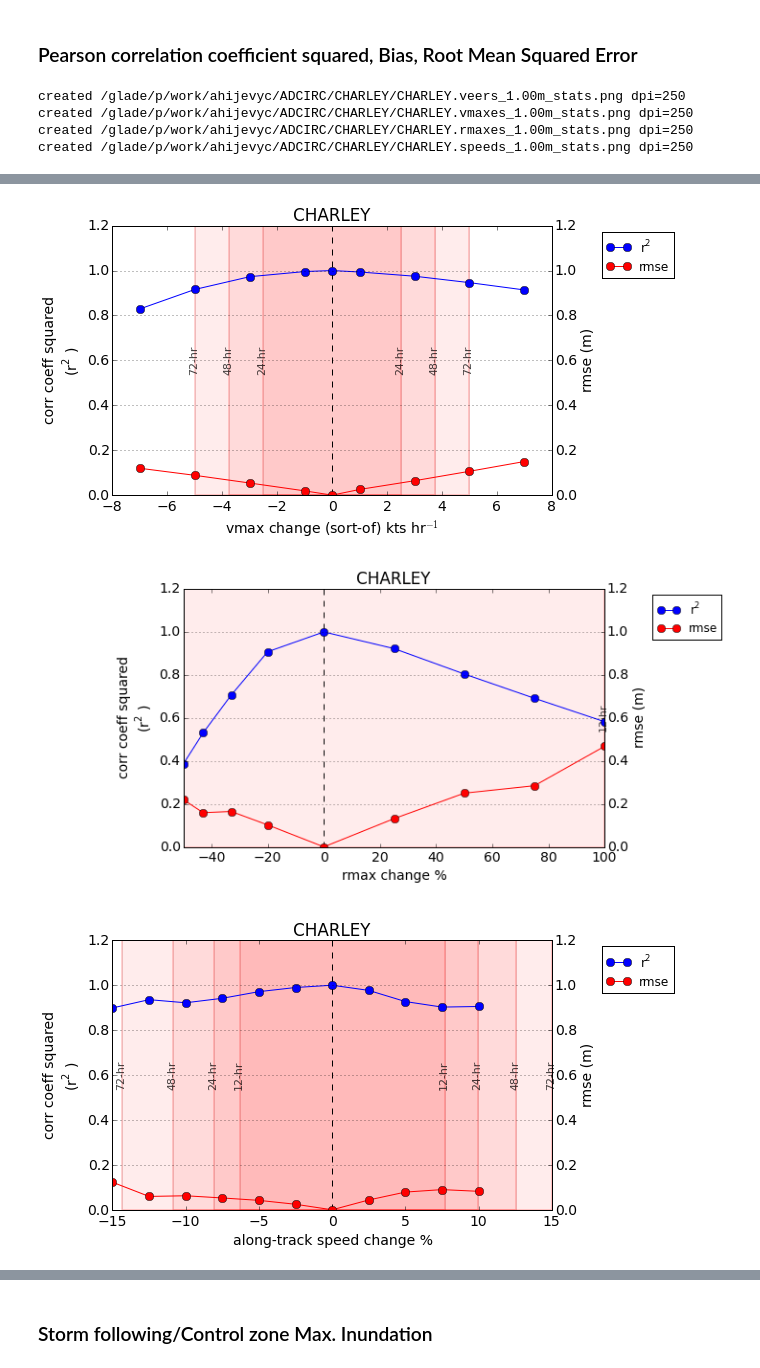
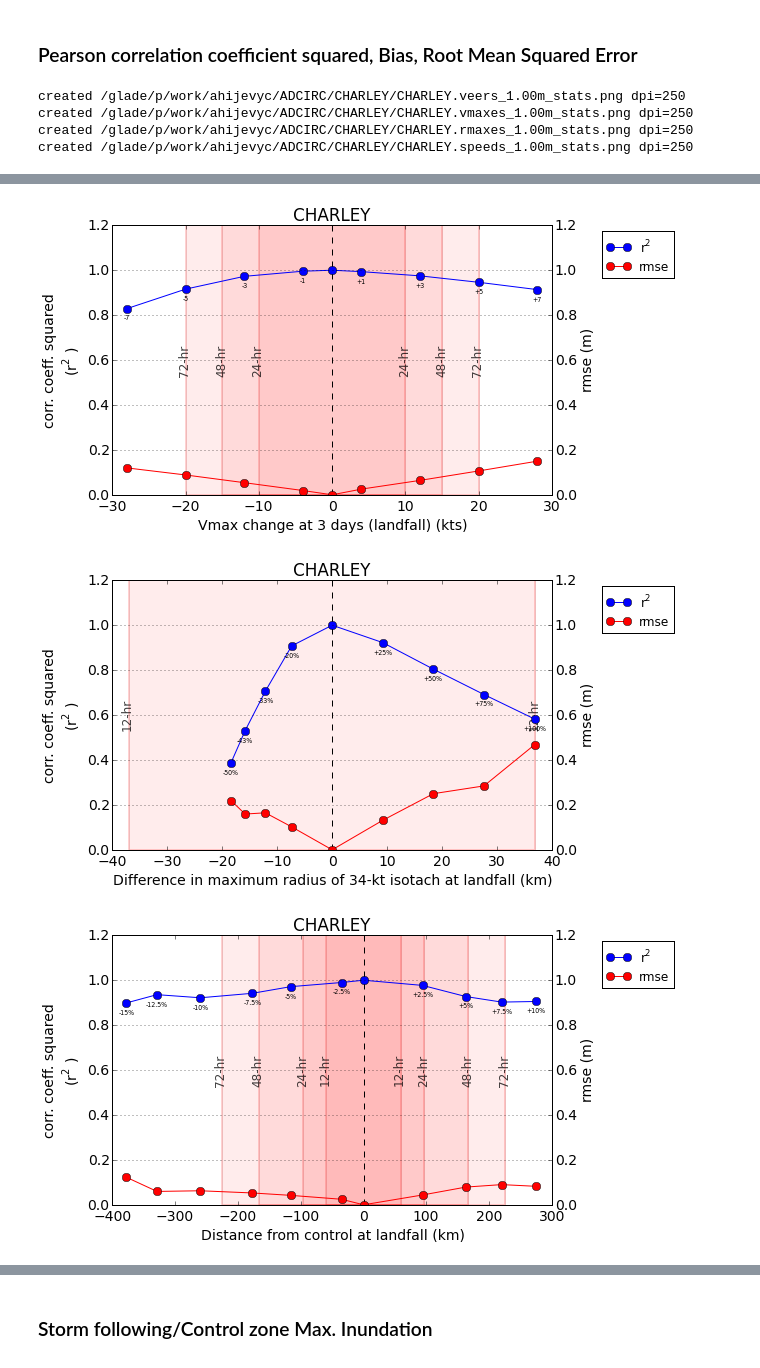
Before and after one commit to ahijevyc/ADCIRC, a Jupyter notebook: CHARLEY.ipynb, the cells around one changed output, grey strips where cells are left out. Saved outputs shown, nothing was run; the diff lists cells and outputs as text; code cells hidden in the pictures.

```diff
--- a/CHARLEY.ipynb
+++ b/CHARLEY.ipynb
@@ -585,7 +640,8 @@ for perturbation in [veers, vmaxes, rmaxes, speeds]:
         maxele = []
         for i, v in enumerate(perturbation):
             maxele.append(np.percentile(perturbation.maxele[i][ibox],p))
-        line = ax[0].plot(perturbation.values,maxele,marker='o',label='%.1f'%p)
+        # Used to plot perturbation.values on x-axis. Changed Feb 28, 2017.
+        line = ax[0].plot(perturbation.xticks,maxele,marker='o',label='%.1f'%p)
 
     imaxs = []
     for i, v in enumerate(perturbation):
@@ -618,6 +674,10 @@ created /glade/p/work/ahijevyc/ADCIRC/CHARLEY/CHARLEY.speeds_maxele.png dpi=250
 # %% [markdown]
 <a href="https://drive.google.com/open?id=1n58sZmEkW0J1YR9DRvasOQwQpp2Ojwvm0fI3VBQTk_k">Google Doc about length scale</a>
 # %%
+def annotate_pts(perturbation, line):
+    for label, xypoints in zip(perturbation.valuelabels, line.get_xydata()):
+        plt.annotate(label, xy=xypoints, textcoords='offset points', xytext=(0,-6), ha='center', va='top', fontsize=6.3)
+
 for perturbation in [veers, vmaxes, rmaxes, speeds]:
     if len(perturbation.values) == 0:
         print "no values for "+perturbation.name+" perturbation"
@@ -625,7 +685,8 @@ for perturbation in [veers, vmaxes, rmaxes, speeds]:
 
     fig, ax = plt.subplots()
     plt.tight_layout()
-    plt.plot(perturbation.values,perturbation.length_scale,marker='o',label='length scale')
+    thisline, = plt.plot(perturbation.xticks,perturbation.length_scale,marker='o',label='length scale')
+    annotate_pts(perturbation, thisline)
     plt.ylabel('km')
     ax.set_ylim(0,300)
     if perturbation.storm.name == 'IKE': ax.set_ylim(0,650)
@@ -656,7 +717,9 @@ for perturbation in [veers, vmaxes, rmaxes, speeds]:
         continue
 
     fig, ax = plt.subplots()
-    plt.plot(perturbation.values,perturbation.area,marker='o',label='area')
+    # use comma after thisline to "un-list" the one-item list of line objects
+    thisline, = plt.plot(perturbation.xticks,perturbation.area,marker='o',label='area')
+    annotate_pts(perturbation, thisline)
     plt.tight_layout()
     plt.ylabel('$\mathregular{km^2}$')
     plt.title(perturbation.title)
@@ -687,7 +750,8 @@ for perturbation in [veers, vmaxes, rmaxes, speeds]:
         continue
 
     fig, ax = plt.subplots()
-    plt.plot(perturbation.values,perturbation.depth,marker='o',label='avg. depth in inundation zone')
+    thisline, = plt.plot(perturbation.xticks,perturbation.depth,marker='o',label='avg. depth in inundation zone')
+    annotate_pts(perturbation, thisline)
     plt.tight_layout()
     plt.ylabel('$\mathregular{m}$')
     plt.title(perturbation.title)
@@ -739,23 +803,26 @@ for perturbation in [veers, vmaxes, rmaxes, speeds]:
             fh.close()
 
     #print perturbation.values, r2
-    plt.title(perturbation.storm.name)
-    r2p, = plt.plot(perturbation.values,r2,label='$\mathregular{r^2}$',marker='o')
+    plt.title(perturbation.title)
+    r2p, = plt.plot(perturbation.xticks,r2,label='$\mathregular{r^2}$',marker='o')
     # biasp, = plt.plot(perturbation.values,bias,label='multiplic. bias',marker='o')
+
+
     ax.set_xlabel(perturbation.xlabel)
     zeroLine(ax)
     forecast_err_boxes(ax,perturbation)
 
     ax.yaxis.grid()
     ax.set_ylim(0,1.2)
-    ax.set_ylabel('corr coeff squared\n($\mathregular{r^2}$)')
+    ax.set_ylabel('corr. coeff. squared\n($\mathregular{r^2}$)')
     ax2 = ax.twinx()
     ax2.set_ylim(0,1.2)
     ax2.set_ylabel('rmse (m)')
-    rmsep, = ax2.plot(perturbation.values,rmse,label='rmse',marker='o',color='red')
+    rmsep, = ax2.plot(perturbation.xticks,rmse,label='rmse',marker='o',color='red')
     # had to force this for rmaxes
-    if perturbation == rmaxes:
-        ax.set_xlim(left=-50,right=100)
+    if perturbation == rmaxes and perturbation.storm.name == 'IKE':
+        ax.set_xlim(left=-50,right=80)
+
 
 
     # put legend to the right of the current axis
@@ -771,3 +838,3 @@ created /glade/p/work/ahijevyc/ADCIRC/CHARLEY/CHARLEY.speeds_1.00m_stats.png dpi
-[figure, old version]
+[figure, new version]
-[figure, old version]
+[figure, new version]
-[figure, old version]
+[figure, new version]
```
Also changed, not shown: parts of 14 cells of this notebook.
